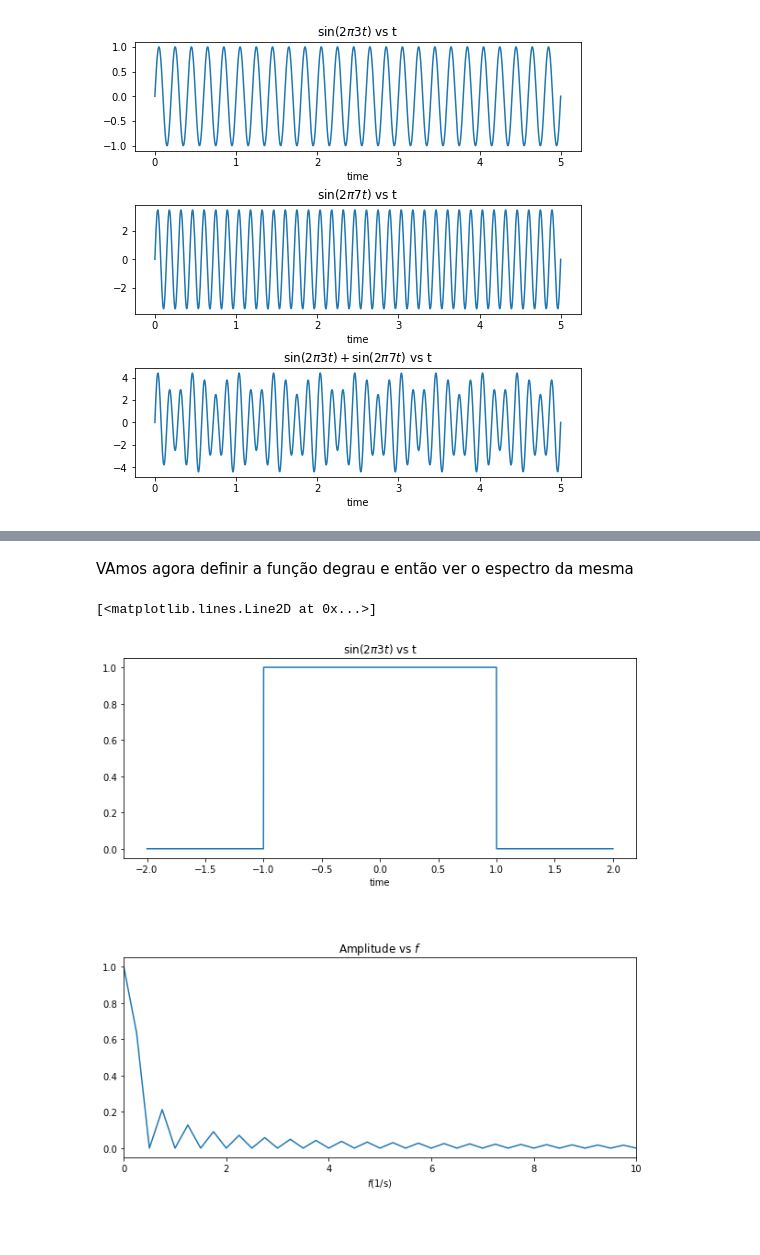
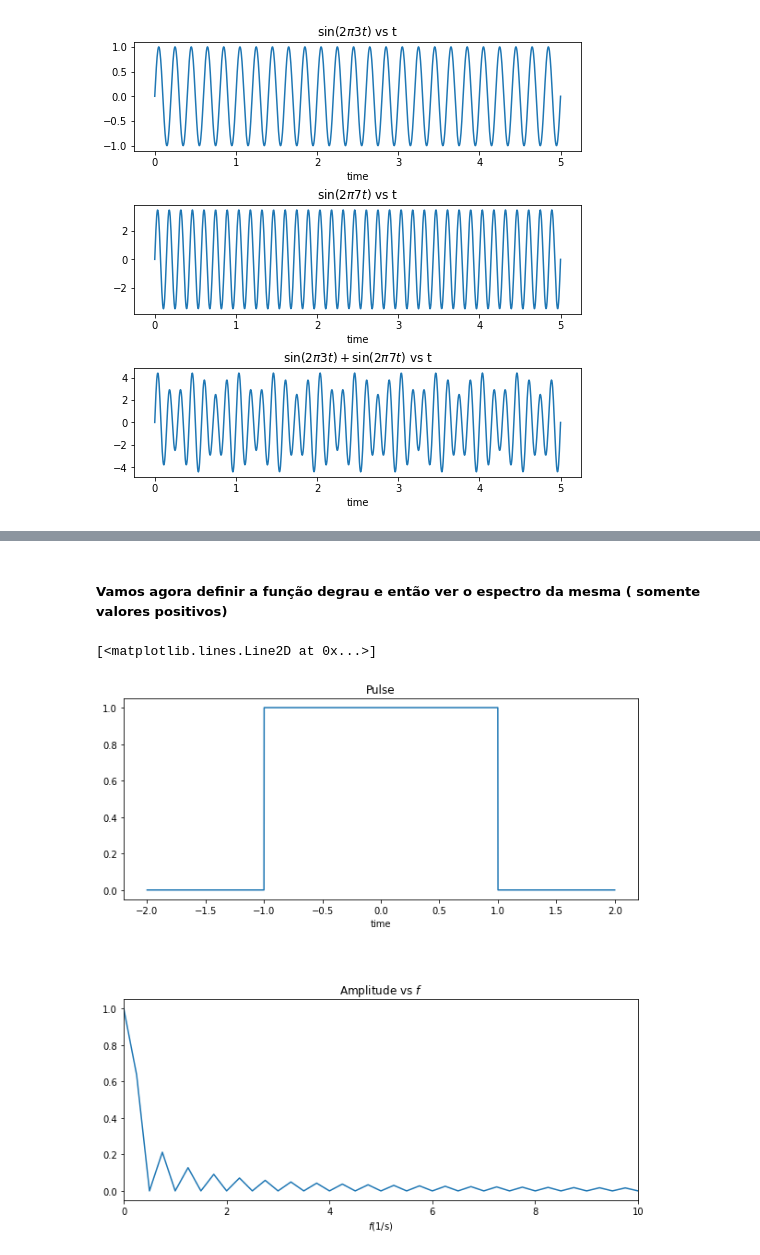
Before and after one commit to CarlosKPS/Signals-and-systems, a Jupyter notebook: Fourier/Fourier Transform.ipynb, the cells around one changed output, grey strips where cells are left out. Saved outputs shown, nothing was run; the diff lists cells and outputs as text; code cells hidden in the pictures; blank space fills up the shorter version.

```diff
--- a/Fourier/Fourier Transform.ipynb
+++ b/Fourier/Fourier Transform.ipynb
@@ -60,3 +86,3 @@ axis2[1].plot(n_freq,n_ft)
 # %% [markdown]
-VAmos agora definir a função degrau e então ver o espectro da mesma
+##### Vamos agora definir a função degrau e então ver o espectro da mesma ( somente valores positivos)
 # %%
@@ -69,31 +96,31 @@ def pulse(time):
 # %%
 #%matplotlib
 
 sample = 5000
 ti = -2
 tf = 2
 t1 = np.linspace(ti,tf,sample)
 
 ft0 = 2.*np.fft.fft(pulse(t1))/sample
 ft1 = 2.*np.abs(np.fft.fft(pulse(t1)))/sample
 freq1 = np.fft.fftfreq(sample,(tf-ti)/sample)
 
 n_ft0 = ft0[freq1>=0]
 n_ft1 = ft1[freq1>=0]
 n_freq1 = freq1[freq1>=0]
 
 figure3,axis3 = plt.subplots(nrows=2,ncols=1,figsize=(10,10))
 plt.subplots_adjust(wspace=.2,hspace=.5)
 
-axis3[0].set_title('$\sin(2\pi 3t)$ vs t')
+axis3[0].set_title('Pulse')
 axis3[0].plot(t1,pulse(t1))
 axis3[0].set_xlabel('time')
 
 
 axis3[1].set_title('Amplitude vs $f$')
 axis3[1].set_xlabel('$f$(1/s)')
 axis3[1].set_xlim(0,10)
 axis3[1].plot(n_freq1,n_ft1)
 # %% [output]
 [<matplotlib.lines.Line2D at 0x...>]
-[figure, old version]
+[figure, new version]
```
Also changed, not shown: parts of 11 cells of this notebook.
